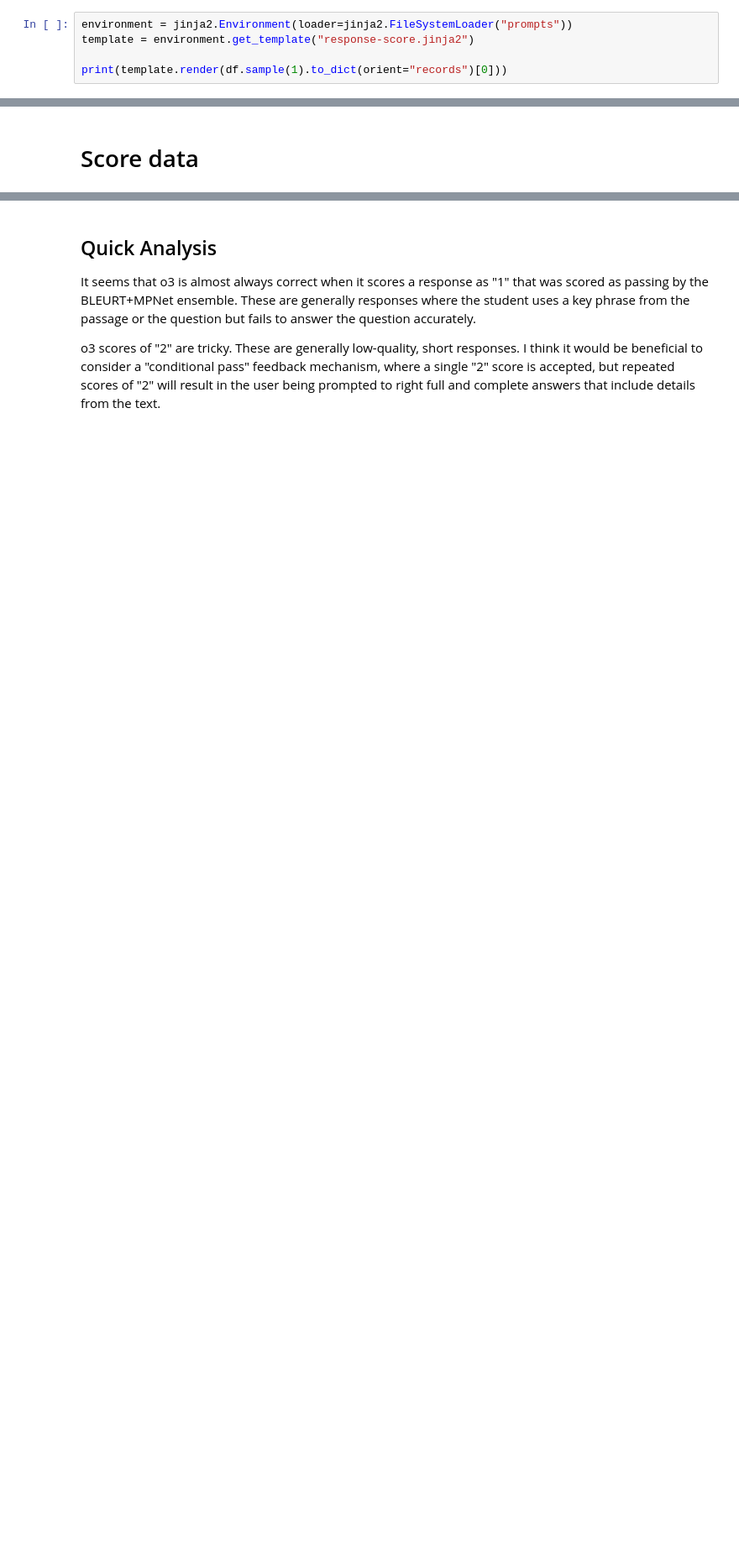
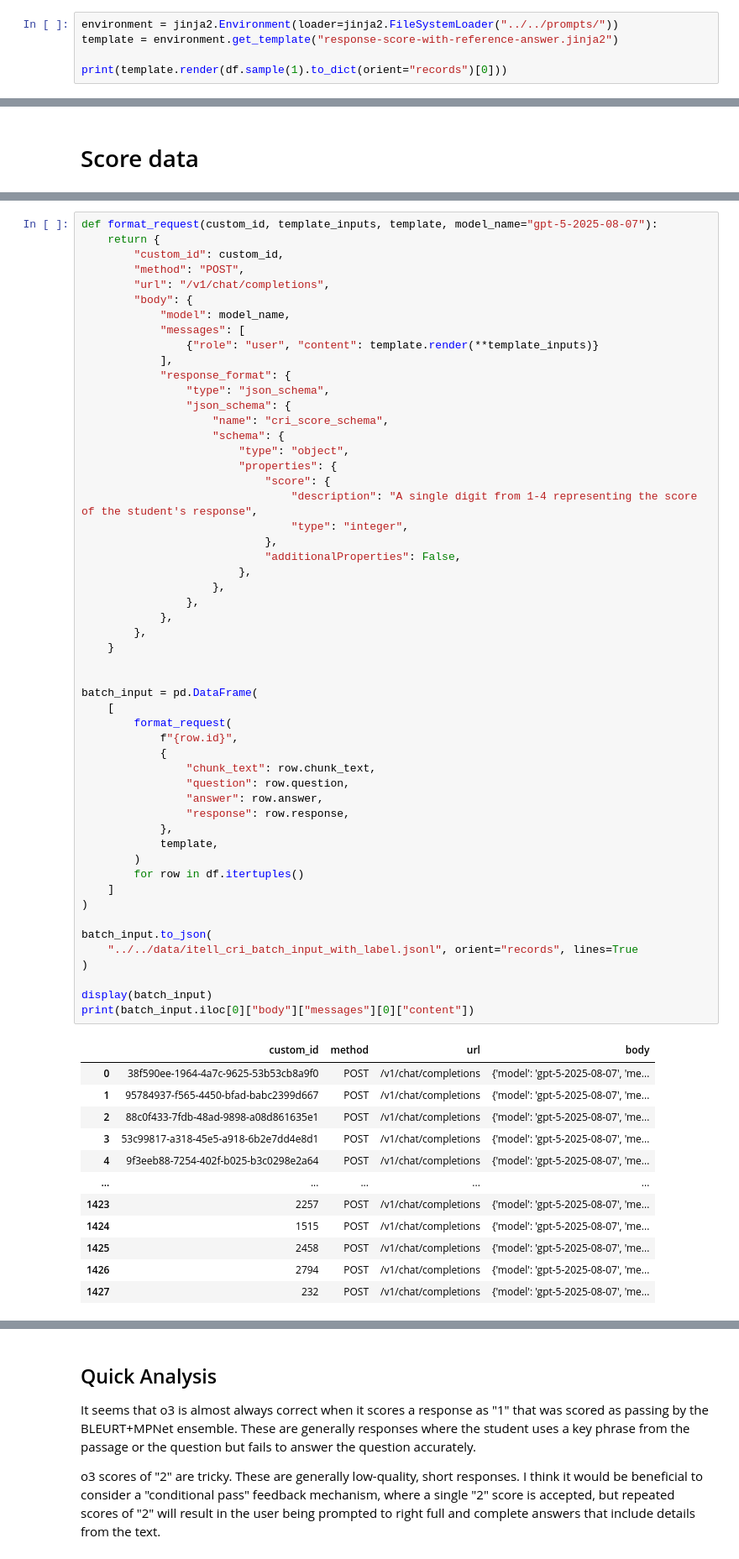
Before and after one commit to learlab/textbook-question-generation, a Jupyter notebook: src/modernbert-on-four-point-scale/2-pseudo-label-cri-data.ipynb, the cells around one changed output, grey strips where cells are left out. Shown at 84% size. Drawn from its saved outputs; the diff is of its cells as text; blank space fills up the shorter version.

```diff
--- a/src/modernbert-on-four-point-scale/2-pseudo-label-cri-data.ipynb
+++ b/src/modernbert-on-four-point-scale/2-pseudo-label-cri-data.ipynb
@@ -59,8 +60,8 @@ plt.show();
 # %% [markdown]
 ## Test Prompt
 # %%
-environment = jinja2.Environment(loader=jinja2.FileSystemLoader("prompts"))
-template = environment.get_template("response-score.jinja2")
+environment = jinja2.Environment(loader=jinja2.FileSystemLoader("../../prompts/"))
+template = environment.get_template("response-score-with-reference-answer.jinja2")
 
 print(template.render(df.sample(1).to_dict(orient="records")[0]))
 # %% [output]
@@ -172,0 +134,66 @@ df.sample(3)
+# %%
+def format_request(custom_id, template_inputs, template, model_name="gpt-5-2025-08-07"):
+    return {
+        "custom_id": custom_id,
+        "method": "POST",
+        "url": "/v1/chat/completions",
+        "body": {
+            "model": model_name,
+            "messages": [
+                {"role": "user", "content": template.render(**template_inputs)}
+            ],
+            "response_format": {
+                "type": "json_schema",
+                "json_schema": {
+                    "name": "cri_score_schema",
+                    "schema": {
+                        "type": "object",
+                        "properties": {
+                            "score": {
+                                "description": "A single digit from 1-4 representing the score of the student's response",
+                                "type": "integer",
+                            },
+                            "additionalProperties": False,
+                        },
+                    },
+                },
+            },
+        },
+    }
+
+
+batch_input = pd.DataFrame(
+    [
+        format_request(
+            f"{row.id}",
+            {
+                "chunk_text": row.chunk_text,
+                "question": row.question,
+                "answer": row.answer,
+                "response": row.response,
+            },
+            template,
+        )
+        for row in df.itertuples()
+    ]
+)
+
+batch_input.to_json(
+    "../../data/itell_cri_batch_input_with_label.jsonl", orient="records", lines=True
+)
+
+display(batch_input)
+print(batch_input.iloc[0]["body"]["messages"][0]["content"])
+# %% [output]
+|  | custom_id | method | url | body |
+| 0 | 38f590ee-1964-4a7c-9625-53b53cb8a9f0 | POST | /v1/chat/completions | {'model': 'gpt-5-2025-08-07', 'me... |
+| 1 | 95784937-f565-4450-bfad-babc2399d667 | POST | /v1/chat/completions | {'model': 'gpt-5-2025-08-07', 'me... |
+| 2 | 88c0f433-7fdb-48ad-9898-a08d861635e1 | POST | /v1/chat/completions | {'model': 'gpt-5-2025-08-07', 'me... |
+| 3 | 53c99817-a318-45e5-a918-6b2e7dd4e8d1 | POST | /v1/chat/completions | {'model': 'gpt-5-2025-08-07', 'me... |
+| 4 | 9f3eeb88-7254-402f-b025-b3c0298e2a64 | POST | /v1/chat/completions | {'model': 'gpt-5-2025-08-07', 'me... |
+| ... | ... | ... | ... | ... |
+| 1423 | 2257 | POST | /v1/chat/completions | {'model': 'gpt-5-2025-08-07', 'me... |
+| 1424 | 1515 | POST | /v1/chat/completions | {'model': 'gpt-5-2025-08-07', 'me... |
+| 1425 | 2458 | POST | /v1/chat/completions | {'model': 'gpt-5-2025-08-07', 'me... |
+| 1426 | 2794 | POST | /v1/chat/completions | {'model': 'gpt-5-2025-08-07', 'me... |
+| 1427 | 232 | POST | /v1/chat/completions | {'model': 'gpt-5-2025-08-07', 'me... |
```
Also changed, not shown: parts of 19 cells of this notebook, 36 other files.
